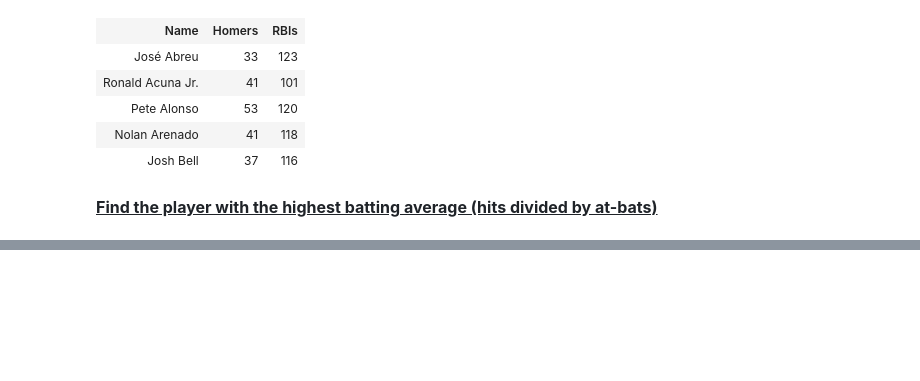
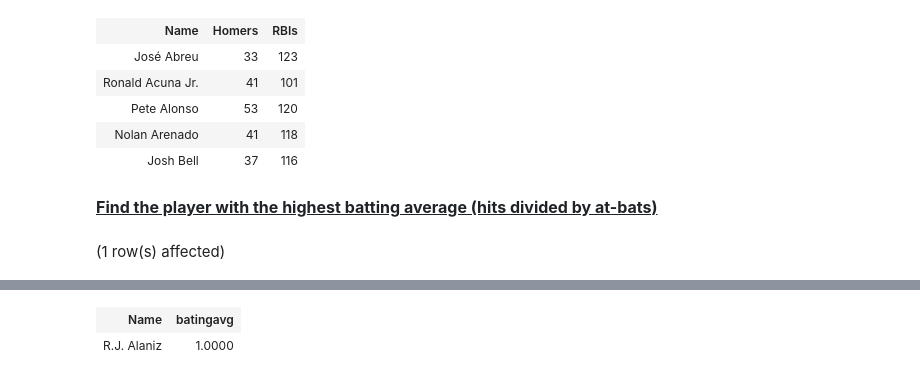
Before and after one commit to Vinayak0807/database-2023, a Jupyter notebook: baseball.ipynb, the cells around one changed output, grey strips where cells are left out. Saved outputs shown, nothing was run; the diff lists cells and outputs as text; code cells hidden in the pictures; blank space fills up the shorter version.

```diff
--- a/baseball.ipynb
+++ b/baseball.ipynb
@@ -183,3 +183,11 @@ Total execution time: 00:00:01.057
 | Josh Bell | 37 | 116 |
 # %% [markdown]
 <span style="color: rgb(31, 35, 40); font-family: -apple-system, BlinkMacSystemFont, &quot;Segoe UI&quot;, &quot;Noto Sans&quot;, Helvetica, Arial, sans-serif, &quot;Apple Color Emoji&quot;, &quot;Segoe UI Emoji&quot;; font-size: 16px; background-color: rgb(255, 255, 255);"><b><u>Find the player with the highest batting average (hits divided by at-bats)</u></b></span>
+# %%
+select Name , MAX(Hits/AtBats) as batingavg
+from baseball
+group by name
+order by batingavg DESC
+LIMIT 1;
+# %% [output]
+(1 row(s) affected)
@@ -185,0 +195,2 @@ Total execution time: 00:00:01.057
+| Name | batingavg |
+| R.J. Alaniz | 1.0000 |
```
Also changed, not shown: parts of 1 cell of this notebook, 1 other file.
